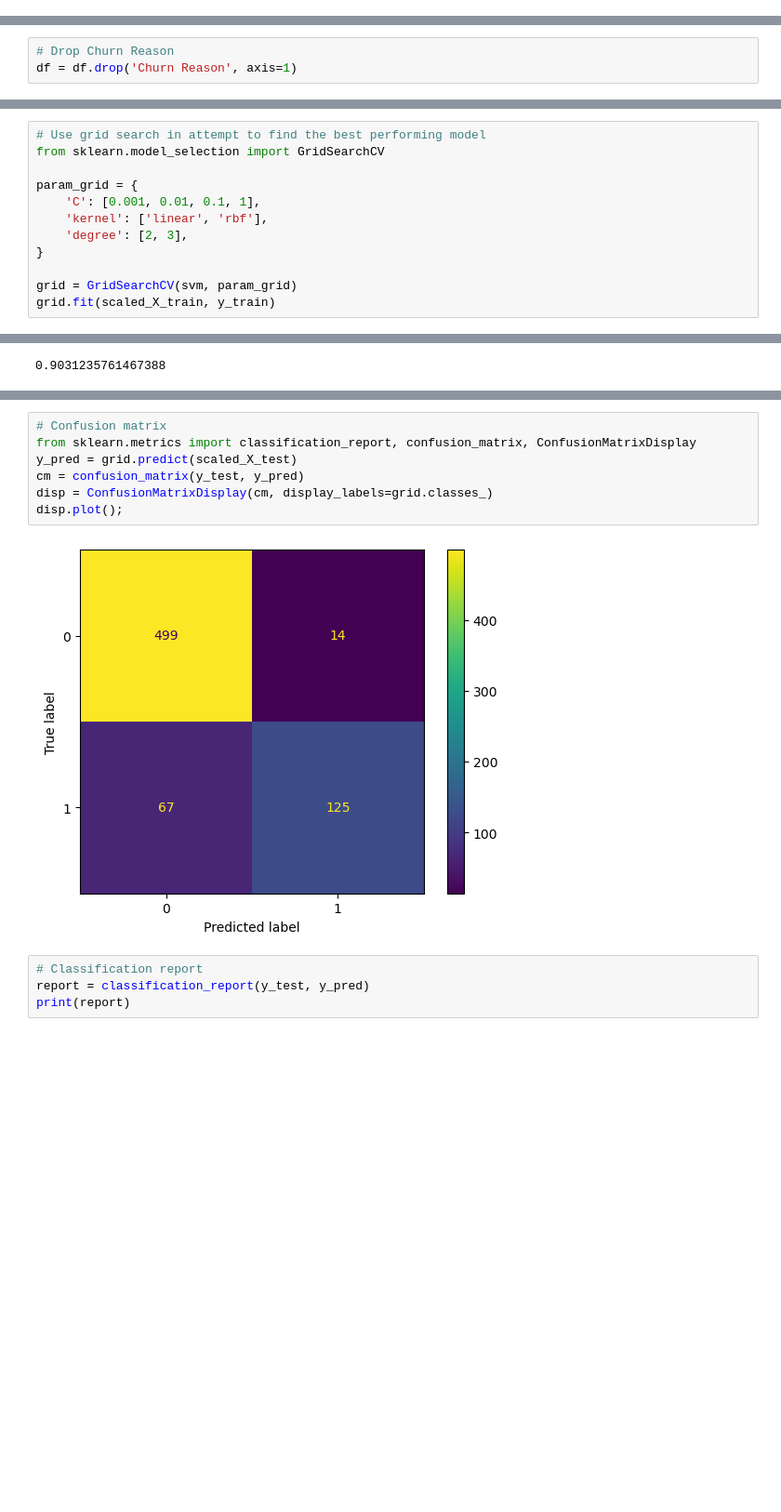
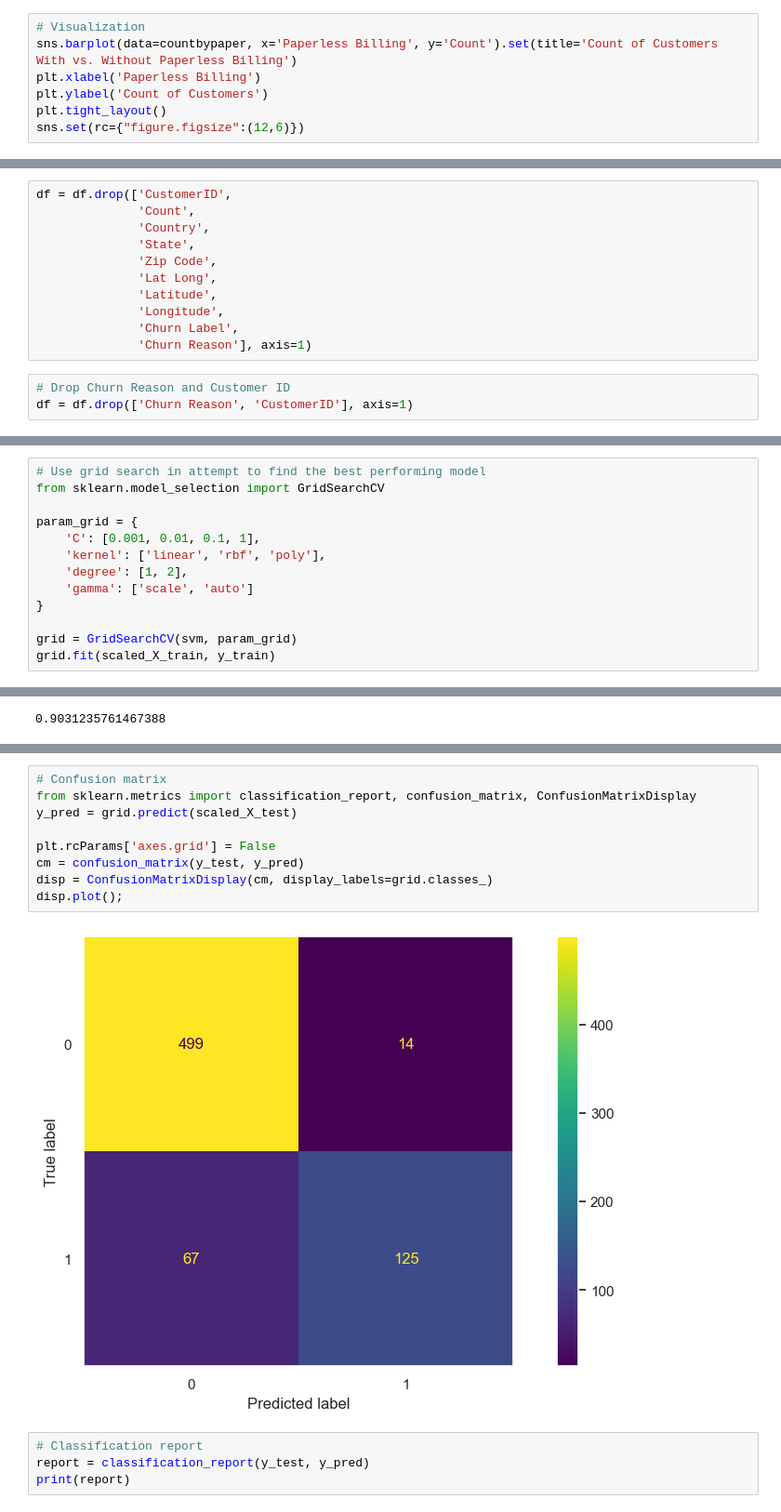
Before and after one commit to nadpierre/telco-churn-classification-project, a Jupyter notebook: DataAnalysisAndModeling.ipynb, the cells around one changed output, grey strips where cells are left out. Shown at 93% size. Drawn from its saved outputs; the diff is of its cells as text; blank space fills up the shorter version.

```diff
--- a/DataAnalysisAndModeling.ipynb
+++ b/DataAnalysisAndModeling.ipynb
@@ -350,0 +433,7 @@ sns.countplot(data=df, x='Churn Value', hue='Contract');
+# %%
+# Visualization
+sns.barplot(data=countbypaper, x='Paperless Billing', y='Count').set(title='Count of Customers With vs. Without Paperless Billing')
+plt.xlabel('Paperless Billing')
+plt.ylabel('Count of Customers')
+plt.tight_layout()
+sns.set(rc={"figure.figsize":(12,6)})
@@ -383,6 +507,17 @@ sns.clustermap(df.select_dtypes(include=np.number), figsize=(15,8));
+# %%
+df = df.drop(['CustomerID',
+              'Count',
+              'Country',
+              'State',
+              'Zip Code',
+              'Lat Long',
+              'Latitude',
+              'Longitude',
+              'Churn Label',
+              'Churn Reason'], axis=1)
 # %%
-# Drop Churn Reason
-df = df.drop('Churn Reason', axis=1)
+# Drop Churn Reason and Customer ID
+df = df.drop(['Churn Reason', 'CustomerID'], axis=1)
 # %%
 # Use Frequency Encoding for City
 freq_map = df['City'].value_counts()
@@ -586,8 +721,9 @@ from sklearn.model_selection import GridSearchCV
 
 param_grid = {
     'C': [0.001, 0.01, 0.1, 1],
-    'kernel': ['linear', 'rbf'],
-    'degree': [2, 3],
+    'kernel': ['linear', 'rbf', 'poly'],
+    'degree': [1, 2],
+    'gamma': ['scale', 'auto']
 }
 
 grid = GridSearchCV(svm, param_grid)
@@ -609,12 +746,14 @@ grid.best_params_
 # %%
 # Confusion matrix
 from sklearn.metrics import classification_report, confusion_matrix, ConfusionMatrixDisplay
 y_pred = grid.predict(scaled_X_test)
+
+plt.rcParams['axes.grid'] = False
 cm = confusion_matrix(y_test, y_pred)
 disp = ConfusionMatrixDisplay(cm, display_labels=grid.classes_)
 disp.plot();
 # %% [output]
-[figure, old version]
+[figure, new version]
 # %%
 # Classification report
 report = classification_report(y_test, y_pred)
```
Also changed, not shown: parts of 42 cells of this notebook.
